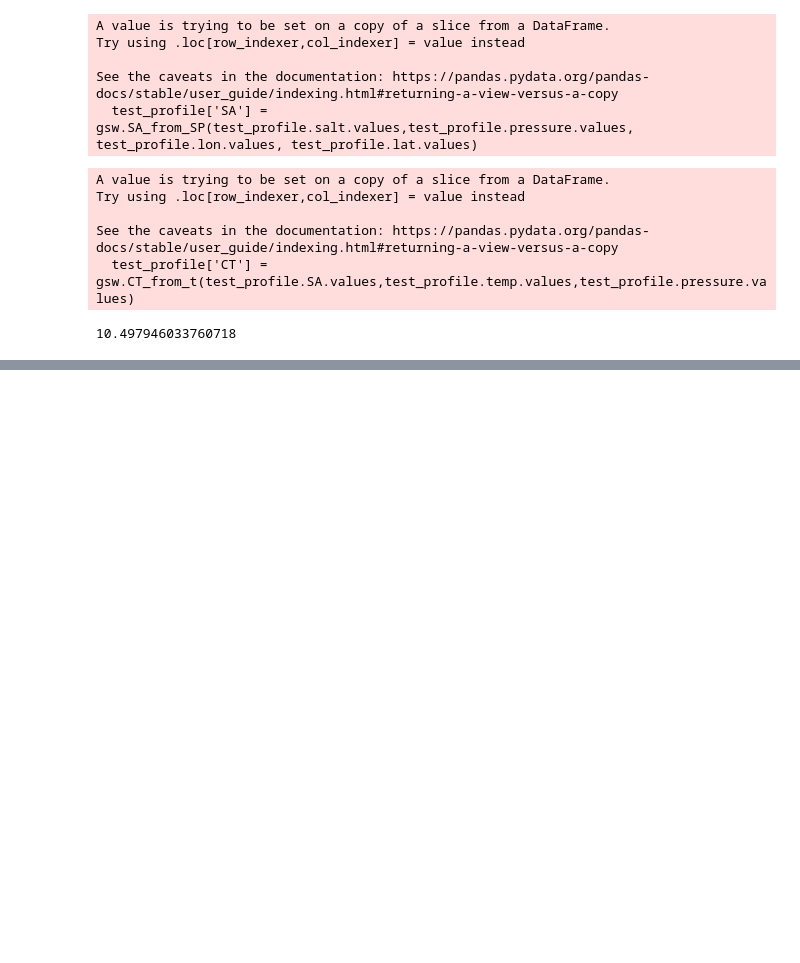
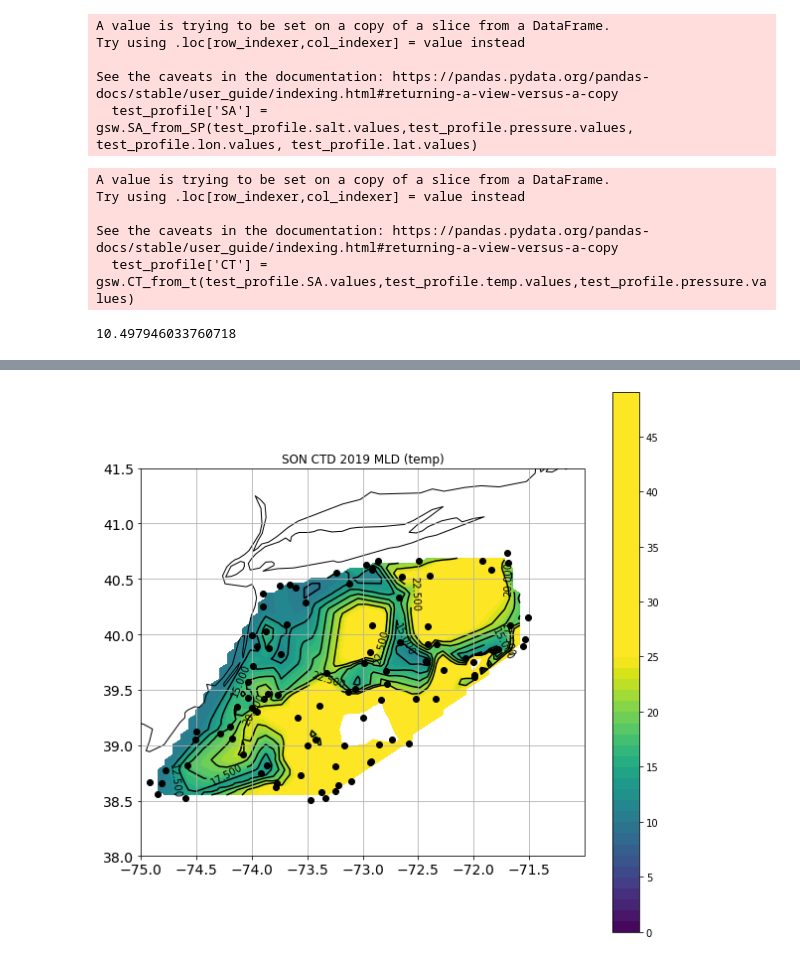
Before and after one commit to lagruenburg/cold_pool, a Jupyter notebook: Mixed_Layer_Depth.ipynb, the cells around one changed output, grey strips where cells are left out. Cells and saved outputs as stored; diff of their text form; code cells hidden in the pictures; blank space fills up the shorter version.

```diff
--- a/Mixed_Layer_Depth.ipynb
+++ b/Mixed_Layer_Depth.ipynb
@@ -271,0 +273,23 @@ profile
+# %%
+ml2018=mixeddf[mixeddf['year']==2018]
+#ml2018DJF_1=ml2018[ml2018['month']>=1]
+#ml2018DJF = ml2018DJF_1[ml2018DJF_1['month']<=3]
+ml2018MAM_1=ml2018[ml2018['month']>=3]
+ml2018MAM = ml2018MAM_1[ml2018MAM_1['month']<=5]
+ml2018JJA_1=ml2018[ml2018['month']>=6]
+ml2018JJA = ml2018JJA_1[ml2018JJA_1['month']<=8]
+ml2018SON_1=ml2018[ml2018['month']>=9]
+ml2018SON = ml2018SON_1[ml2018SON_1['month']<=11]
+ml2018DJF = ml2018[ml2018['month']<=2]
+##
+ml2019=mixeddf[mixeddf['year']==2019]
+#ml2018DJF_1=ml2018[ml2018['month']>=1]
+#ml2018DJF = ml2018DJF_1[ml2018DJF_1['month']<=3]
+ml2019MAM_1=ml2019[ml2019['month']>=3]
+ml2019MAM = ml2019MAM_1[ml2019MAM_1['month']<=5]
+ml2019JJA_1=ml2019[ml2019['month']>=6]
+ml2019JJA = ml2019JJA_1[ml2019JJA_1['month']<=8]
+ml2019SON_1=ml2019[ml2019['month']>=9]
+ml2019SON = ml2019SON_1[ml2019SON_1['month']<=11]
+ml2019DJF = ml2019[ml2019['month']<=2]
+ml2019DJF = ml2019DJF.append(ml2018[ml2018['month']==12])
@@ -271,0 +375,18 @@ profile
+# %%
+fig, ax = plt.subplots(figsize=(10,10), subplot_kw={'projection': ccrs.PlateCarree()})
+extent = [285,289,38.5,41.5]
+ax.set_extent(extent)
+ax.gridlines()
+ax.coastlines(resolution='50m')
+C=plt.contourf(X, Y, Z,levels = np.arange(0,50,1),vmin=0,vmax =25)
+C2 = ax.contour(X, Y, Z,levels=np.arange(0,25,2.5),colors = 'k',vmax = 80)
+#ax.plot(360-X, Y, "ok", label="station")
+plt.plot(x, y, "ok", label="input point")
+plt.title('SON CTD 2019 MLD (temp)')
+plt.colorbar(C)
+plt.clabel(C2)
+ax.set_xticks(np.arange(-75,-71,0.5), crs=ccrs.PlateCarree())
+ax.set_yticks(np.arange(38,42,0.5), crs=ccrs.PlateCarree())
+ax.tick_params(labelsize=14)
+# %% [output]
+[figure, added]
```
Also changed, not shown: parts of 53 cells of this notebook, 1 other file.
